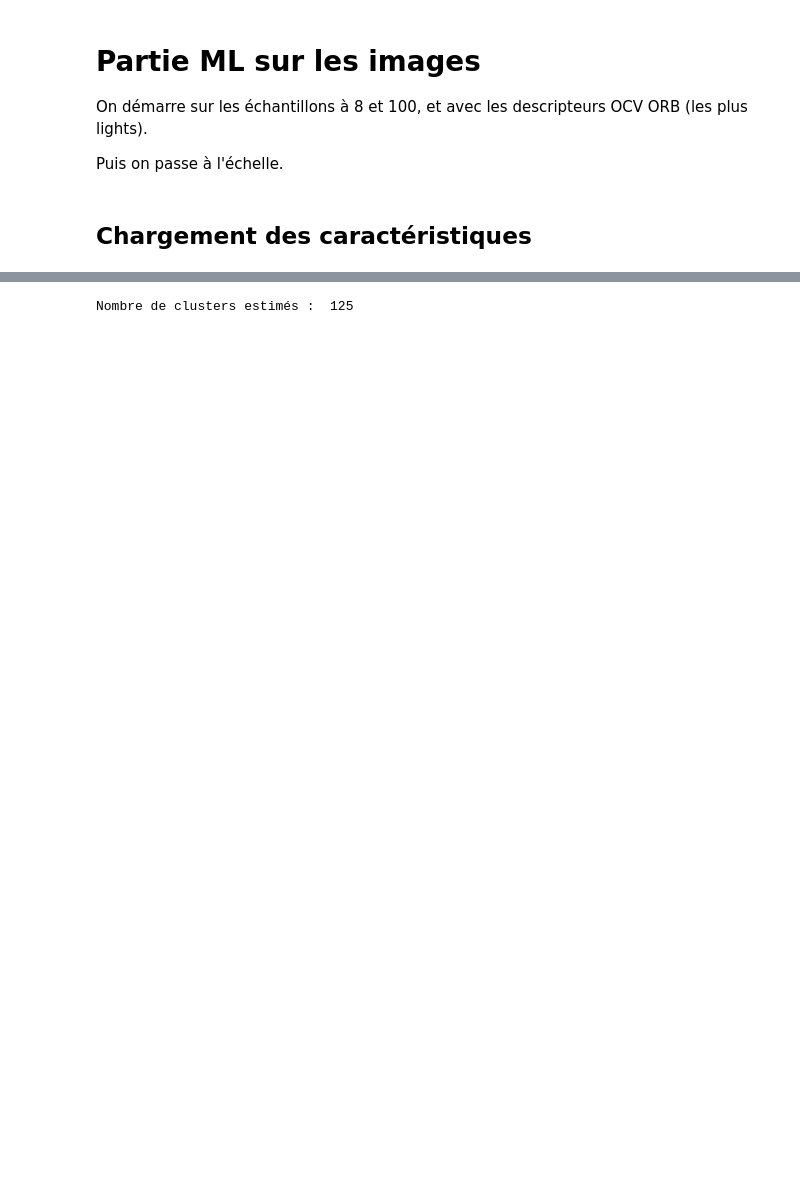
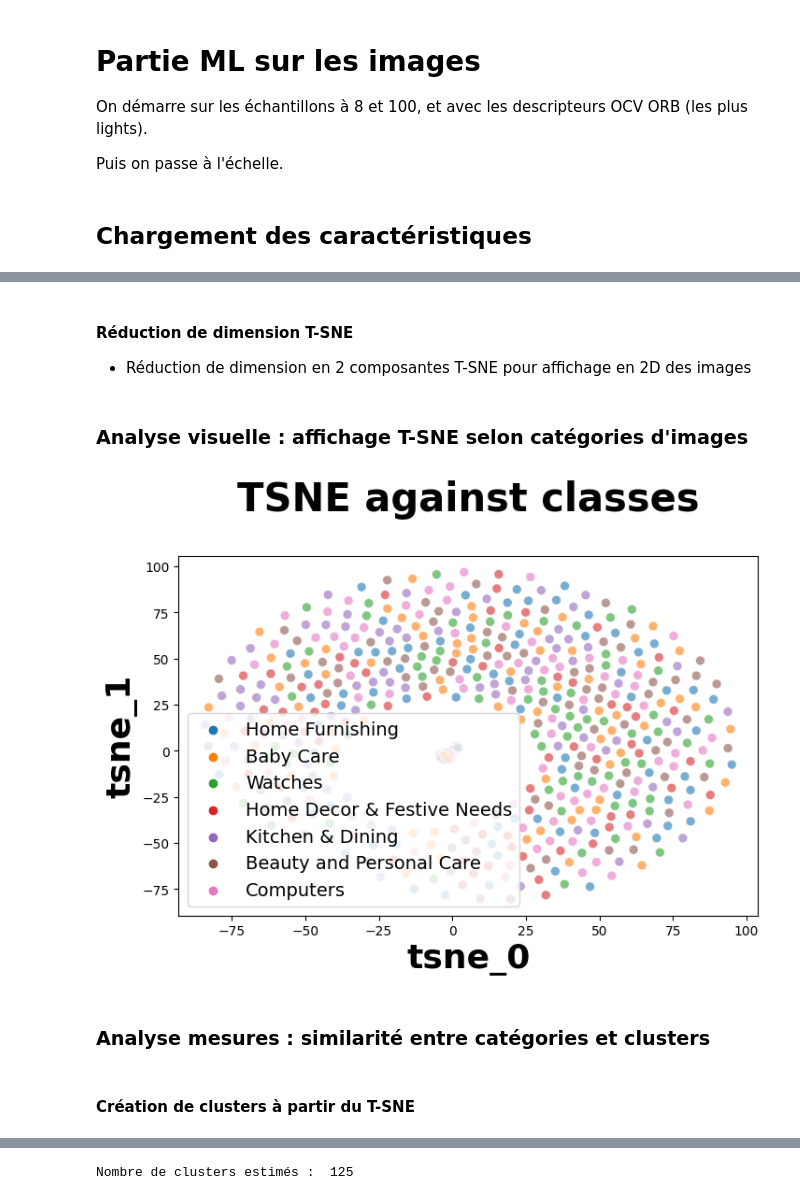
Before and after one commit to Franck-PepperLabs/pepper_automatic_product_classification_engine, a Jupyter notebook: notebooks/img_ml.ipynb, the cells around one changed output, grey strips where cells are left out. Saved outputs shown, nothing was run; the diff lists cells and outputs as text; code cells hidden in the pictures; blank space fills up the shorter version.

```diff
--- a/notebooks/img_ml.ipynb
+++ b/notebooks/img_ml.ipynb
@@ -40,0 +1691,6 @@ descs = data.iloc[:, 2:].values
+# %%
+from img_processing import get_all_1050_dir
+from img_ml import load_red_im_features
+data_name = "_red_pca_0.99_full_equ_rsz_gray_ocv_orb_feats"
+#_red_pca_0.99_full_equ_rsz_gray_ocv_orb_feats
+feats = load_red_im_features(get_all_1050_dir, data_name)
@@ -40,0 +1704,18 @@ descs = data.iloc[:, 2:].values
+# %% [markdown]
+#### Réduction de dimension T-SNE
+* Réduction de dimension en 2 composantes T-SNE pour affichage en 2D des images
+# %%
+from img_ml import tsne_reduction
+tsne_feats = tsne_reduction(feats)
+# %% [markdown]
+### Analyse visuelle : affichage T-SNE selon catégories d'images
+# %%
+from marketplace_commons import get_class_names
+from img_ml import show_tsne
+show_tsne(tsne_feats, get_class_names(), "classes")
+# %% [output]
+[figure, added]
+# %% [markdown]
+### Analyse mesures : similarité entre catégories et clusters
+# %% [markdown]
+####  Création de clusters à partir du T-SNE
```
Also changed, not shown: parts of 135 cells of this notebook, 15 other files.
